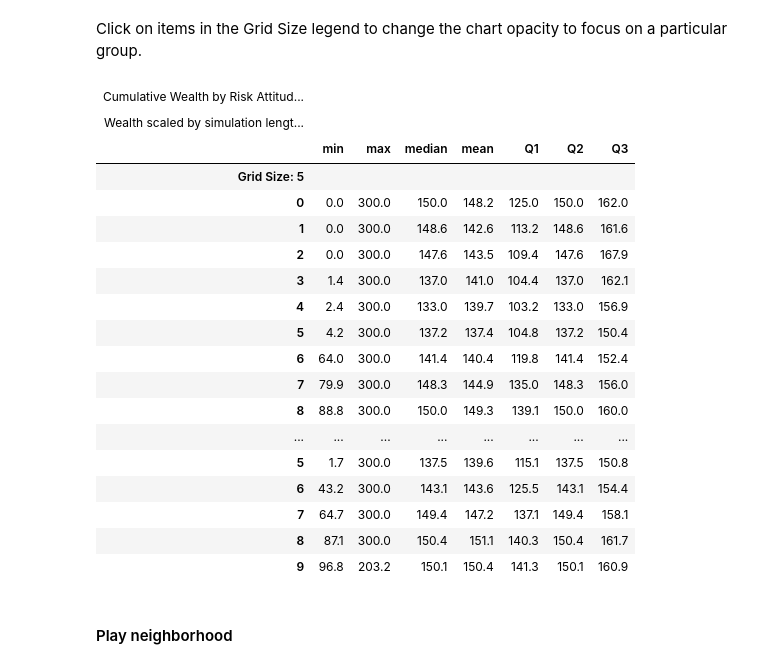
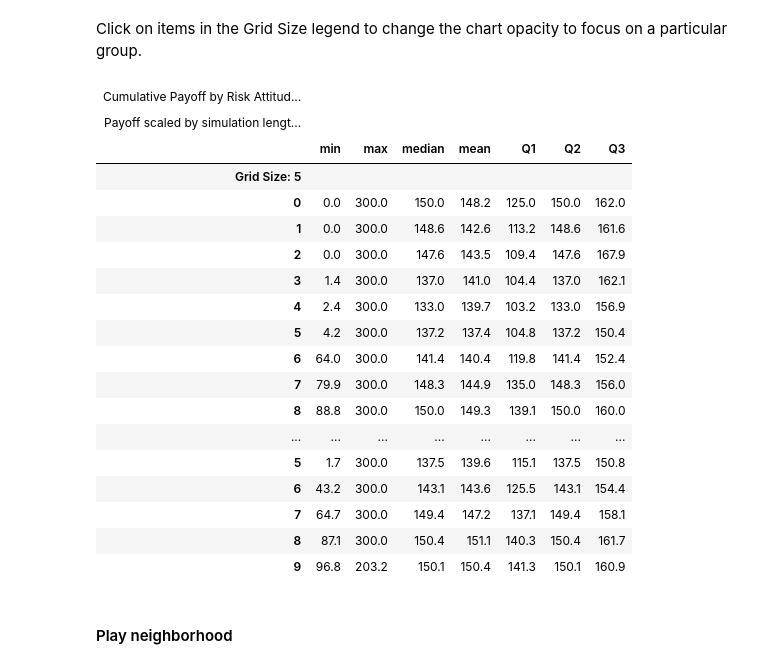
Before and after one commit to Princeton-CDH/simulating-risk, a Jupyter notebook: notebooks/hawkdovemulti_noadjust/analyze_batchrun_data.ipynb, the cells around one changed output. Drawn from its saved outputs; the diff is of its cells as text; code cells hidden in the pictures.

```diff
--- a/notebooks/hawkdovemulti_noadjust/analyze_batchrun_data.ipynb
+++ b/notebooks/hawkdovemulti_noadjust/analyze_batchrun_data.ipynb
@@ -406,7 +420,7 @@ How does the wealth distribution vary based on other starting parameters?
 #### Grid size
 # %%
 # calculate mean & quartiles for risk attitude by grid size
-wealth_by_risk_grid = agents_last_round_df.group_by("risk_attitude", "grid_size").agg(
+payoff_by_risk_grid = agents_last_round_df.group_by("risk_attitude", "grid_size").agg(
     min=pl.col("scaled_points").min(),
     max=pl.col("scaled_points").max(),
     median=pl.col("scaled_points").median(),
@@ -427,16 +441,16 @@ plot_mean_quartiles(wealth_by_risk_grid, 'grid_size', 'Grid Size')
 Click on items in the Grid Size legend to change the chart opacity to focus on a particular group.
 # %%
 # turn grid size into label for context in the table
-(wealth_by_risk_grid.with_columns(grid_size=pl.lit("Grid Size: ").add(pl.col("grid_size").cast(pl.datatypes.String)))
+(payoff_by_risk_grid.with_columns(grid_size=pl.lit("Grid Size: ").add(pl.col("grid_size").cast(pl.datatypes.String)))
     .rename({"risk_attitude": "Risk Attitude"})
-    .style.tab_header(title="Cumulative Wealth by Risk Attitude and Grid Size", subtitle="Wealth scaled by simulation length and play neighborhood")
+    .style.tab_header(title="Cumulative Payoff by Risk Attitude and Grid Size", subtitle="Payoff scaled by simulation length and play neighborhood")
      .tab_stub(rowname_col="Risk Attitude", groupname_col="grid_size")
     .fmt_number(decimals=1)
     .fmt_number("Risk Attitude", decimals=0)
 )
 # %% [output]
-| Cumulative Wealth by Risk Attitud... |  |  |  |  |  |  |  |
-| Wealth scaled by simulation lengt... |  |  |  |  |  |  |  |
+| Cumulative Payoff by Risk Attitud... |  |  |  |  |  |  |  |
+| Payoff scaled by simulation lengt... |  |  |  |  |  |  |  |
 |  | min | max | median | mean | Q1 | Q2 | Q3 |
 | Grid Size: 5 |  |  |  |  |  |  |  |
 | 0 | 0.0 | 300.0 | 150.0 | 148.2 | 125.0 | 150.0 | 162.0 |
```
Also changed, not shown: parts of 28 cells of this notebook, 4 other files.
